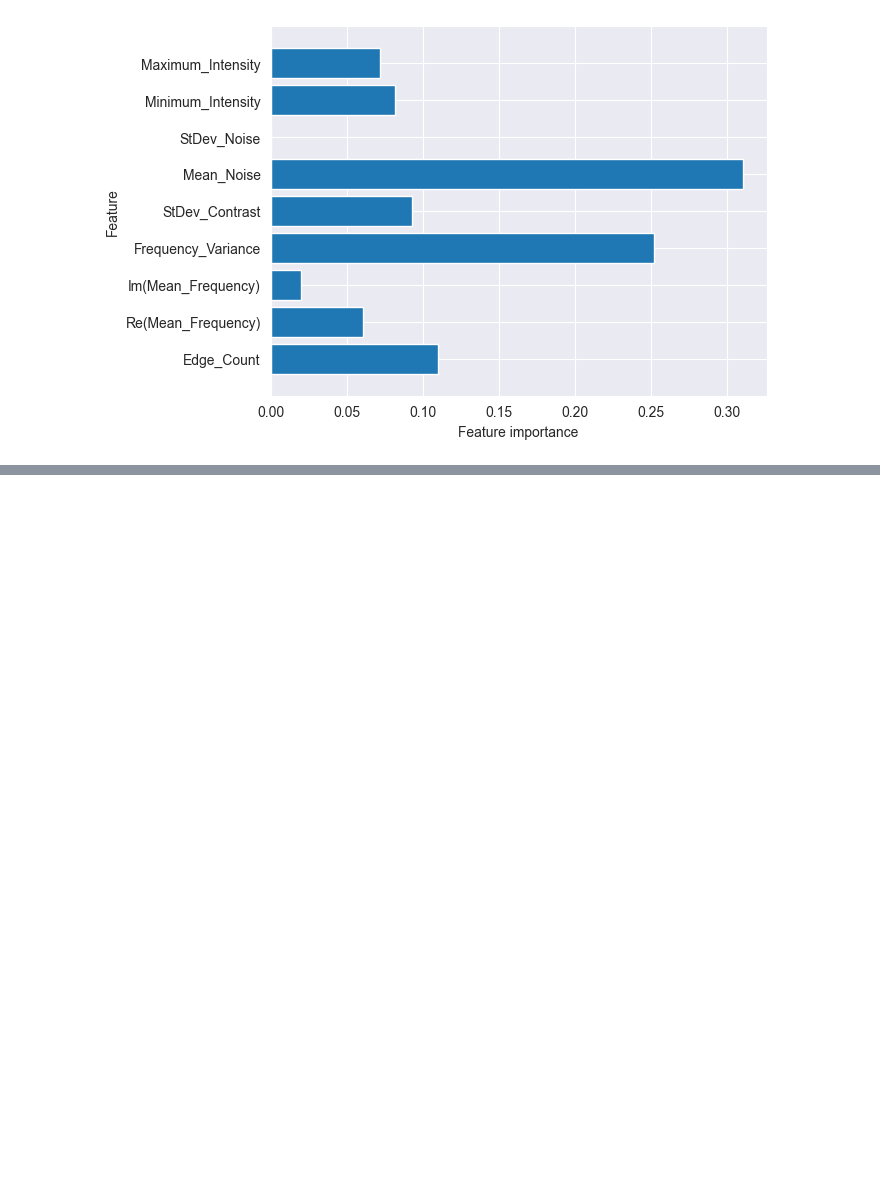
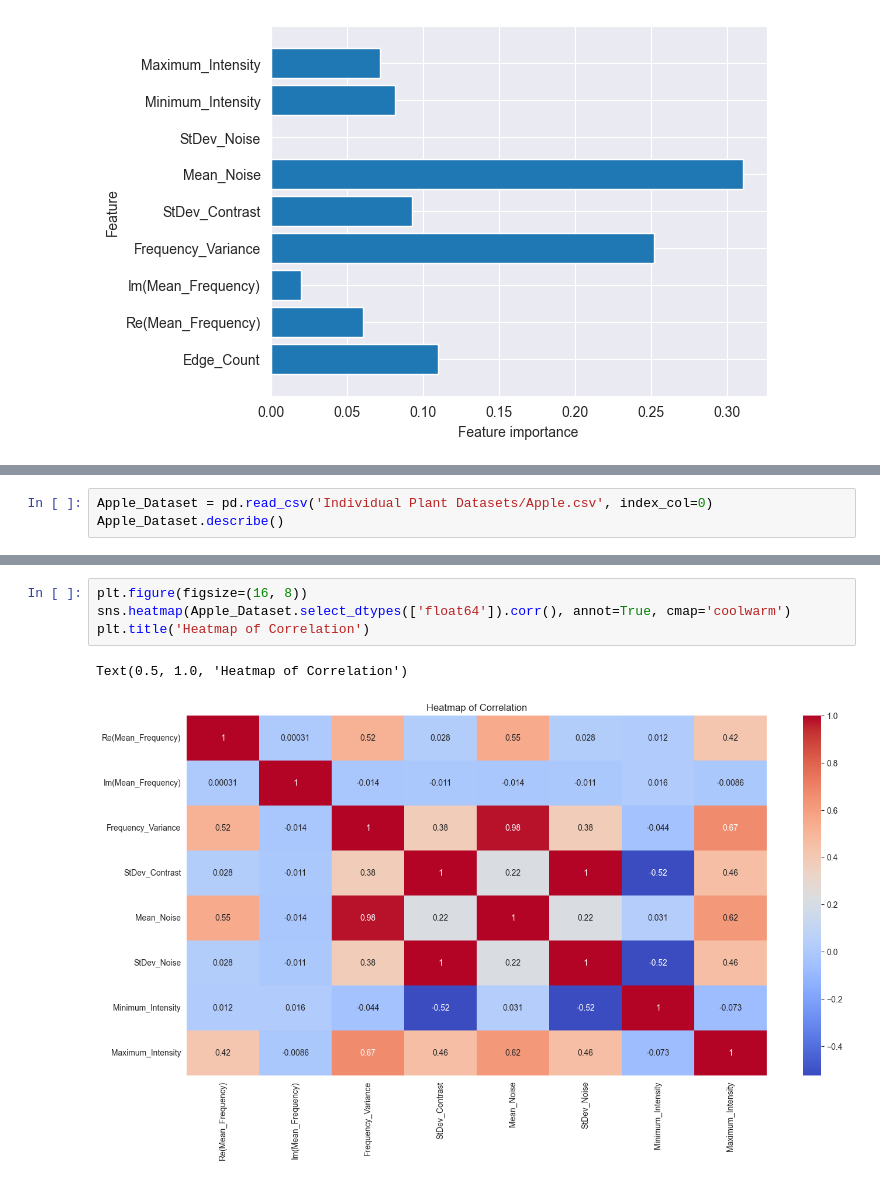
Before and after one commit to epetrimoulx/Plant-Identification-ML, a Jupyter notebook: Models.ipynb, the cells around one changed output, grey strips where cells are left out. Saved outputs shown, nothing was run; the diff lists cells and outputs as text; blank space fills up the shorter version.

Commit message:
Added working example for Apples and Cherrys

```diff
--- a/Models.ipynb
+++ b/Models.ipynb
@@ -92,0 +84,3 @@ Accuracy on test set: 0.811
+# %%
+Apple_Dataset = pd.read_csv('Individual Plant Datasets/Apple.csv', index_col=0)
+Apple_Dataset.describe()
@@ -92,0 +113,7 @@ Accuracy on test set: 0.811
+# %%
+plt.figure(figsize=(16, 8))
+sns.heatmap(Apple_Dataset.select_dtypes(['float64']).corr(), annot=True, cmap='coolwarm')
+plt.title('Heatmap of Correlation')
+# %% [output]
+Text(0.5, 1.0, 'Heatmap of Correlation')
+[figure, added]
```
Also changed, not shown: parts of 11 cells of this notebook, 1 other file.
